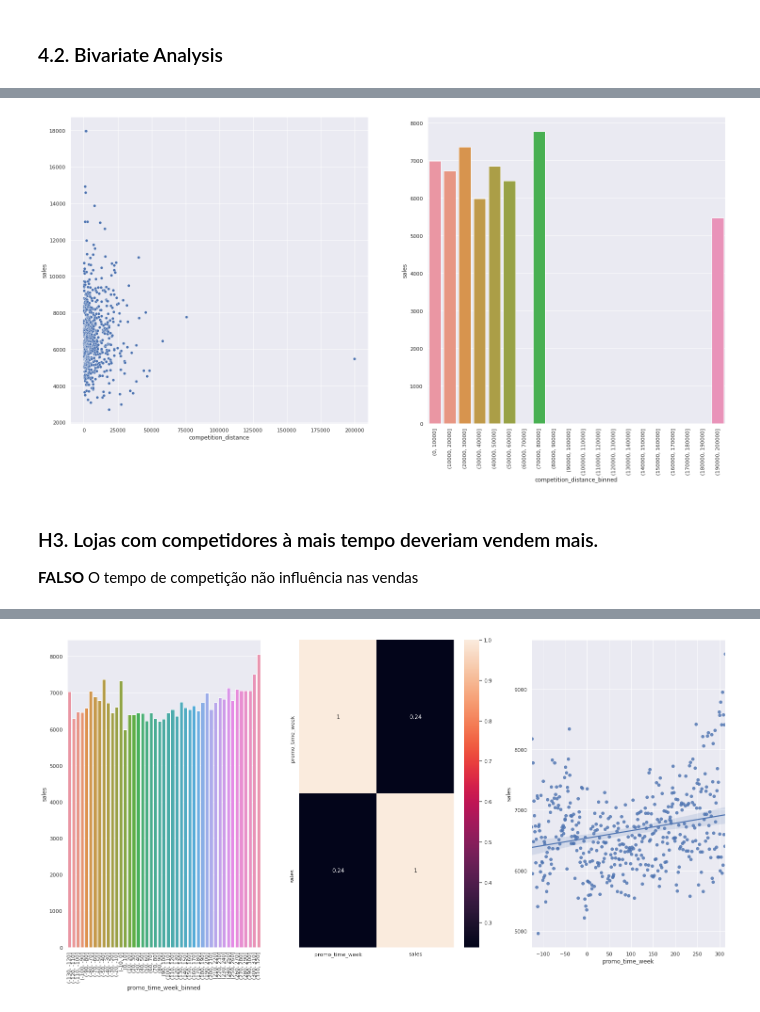
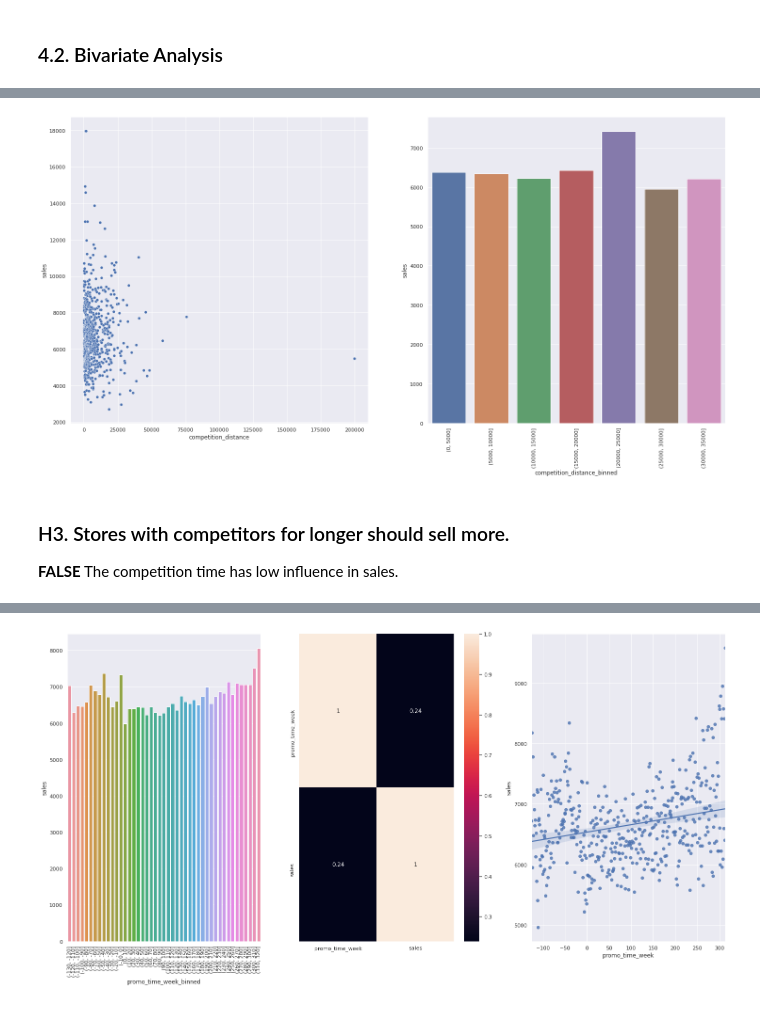
Before and after one commit to TadeuMadureira/DataScience_Em_Producao, a Jupyter notebook: DataScience_Em_Producao.ipynb, the cells around one changed output, grey strips where cells are left out. Drawn from its saved outputs; the diff is of its cells as text; code cells hidden in the pictures.

```diff
--- a/DataScience_Em_Producao.ipynb
+++ b/DataScience_Em_Producao.ipynb
@@ -535,20 +538,20 @@ plt.title('Number of Stores per Assortment');
 # %%
-bins = list( np.arange( 0, 210000, 10000 ) )
+bins = list( np.arange( 0, 40000, 5000 ) )
 df4['competition_distance_binned'] = pd.cut( df4['competition_distance'], bins=bins )
 
-aux1 = df4[['competition_distance_binned', 'sales']].groupby( 'competition_distance_binned' ).mean().reset_index()
+aux1 = df4[['competition_distance_binned', 'sales']].groupby( 'competition_distance_binned' ).median().reset_index()
 aux2 = df4[['competition_distance', 'sales']].groupby( 'competition_distance' ).mean().reset_index()
 
 plt.subplot( 1, 2, 1 )
-sns.scatterplot( x='competition_distance', y='sales', data=aux2 )
+sns.scatterplot( x ='competition_distance', y ='sales', data=aux2 )
 
 plt.subplot( 1, 2, 2 )
 sns.barplot( x='competition_distance_binned', y='sales', data=aux1 );
 plt.xticks( rotation=90 );
 
 df4.drop(columns='competition_distance_binned', axis=1, inplace=True)
 # %% [output]
-[figure, old version]
+[figure, new version]
-# %% [markdown]
-### H3. Lojas com competidores à mais tempo deveriam vendem mais.
-**FALSO** O tempo de competição não influência nas vendas
+# %% [markdown]
+### H3. Stores with competitors for longer should sell more.
+**FALSE** The competition time has low influence in sales.
```
Also changed, not shown: parts of 60 cells of this notebook.
